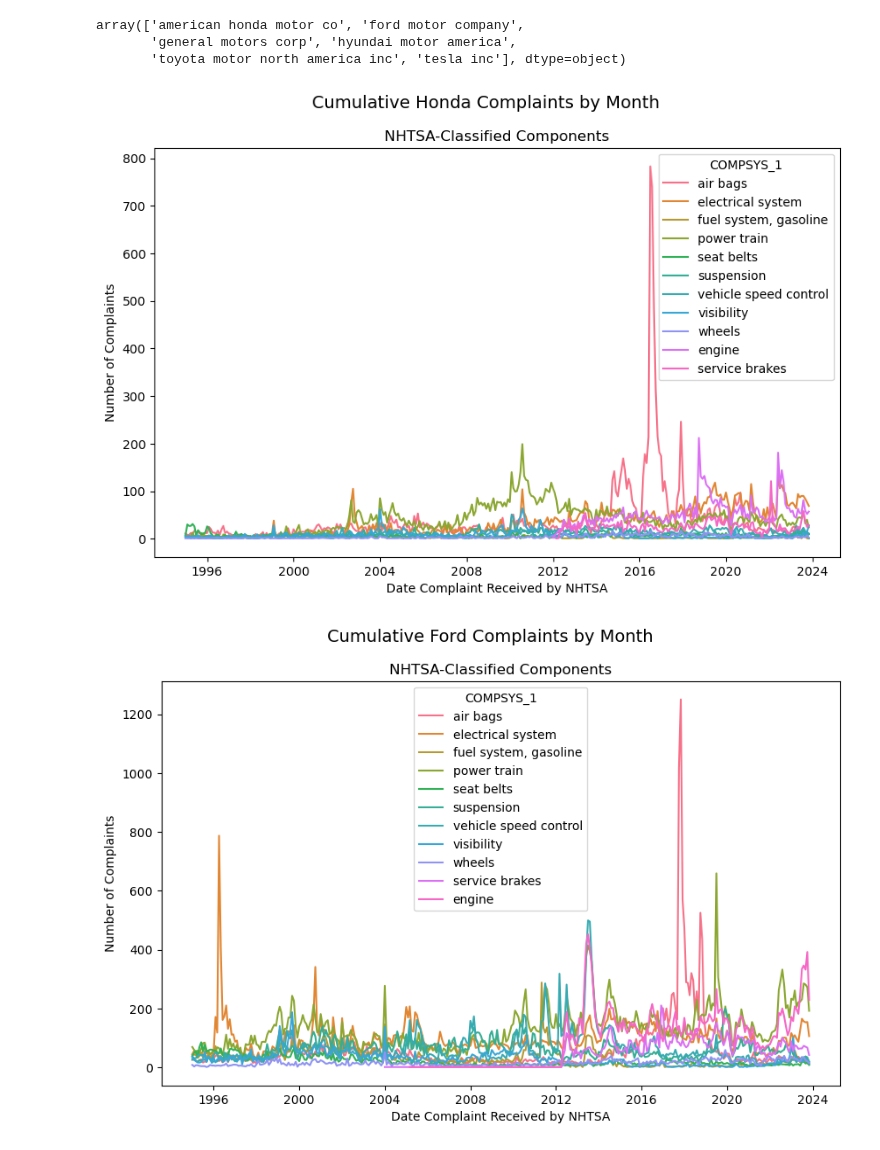
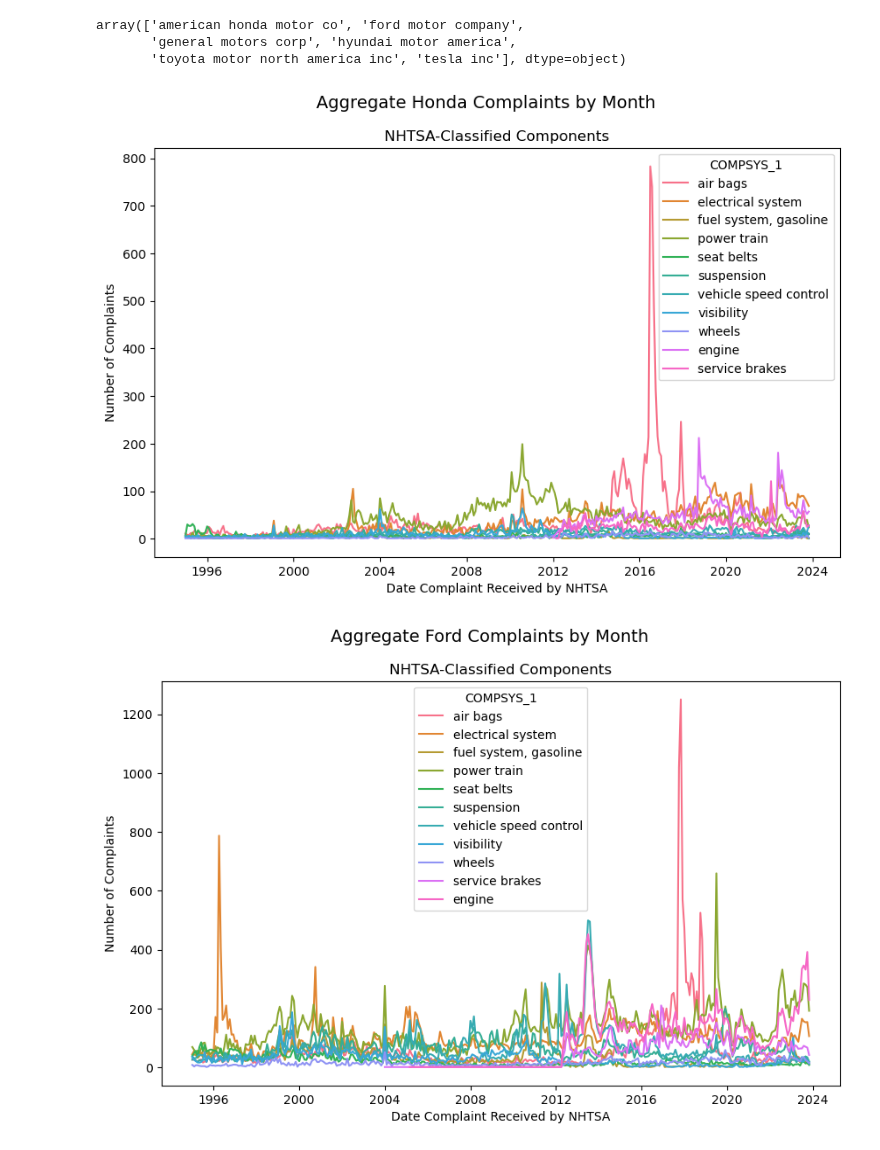
Before and after one commit to prithvidasgupta/si671, a Jupyter notebook: pm_parts_nb.ipynb, the cells around one changed output. Saved outputs shown, nothing was run; the diff lists cells and outputs as text; code cells hidden in the pictures.

```diff
--- a/pm_parts_nb.ipynb
+++ b/pm_parts_nb.ipynb
@@ -879,23 +880,23 @@ array(['american honda motor co', 'ford motor company',
 # %%
 plt.figure(figsize=(10, 6))
 sns.lineplot(x='LDATE', y='count', data=cmpl_m_mfr[cmpl_m_mfr["MFR_NAME"] == "american honda motor co"], hue="COMPSYS_1")
-plt.suptitle("Cumulative Honda Complaints by Month", fontsize=14)
+plt.suptitle("Aggregate Honda Complaints by Month", fontsize=14)
 plt.title("NHTSA-Classified Components")
 plt.xlabel("Date Complaint Received by NHTSA")
 plt.ylabel("Number of Complaints")
 plt.show()
 # %% [output]
-[figure, old version]
+[figure, new version]
 # %%
 plt.figure(figsize=(10, 6))
 sns.lineplot(x='LDATE', y='count', data=cmpl_m_mfr[cmpl_m_mfr["MFR_NAME"] == "ford motor company"], hue="COMPSYS_1")
-plt.suptitle("Cumulative Ford Complaints by Month", fontsize=14)
+plt.suptitle("Aggregate Ford Complaints by Month", fontsize=14)
 plt.title("NHTSA-Classified Components")
 plt.xlabel("Date Complaint Received by NHTSA")
 plt.ylabel("Number of Complaints")
 plt.show()
 # %% [output]
-[figure, old version]
+[figure, new version]
 # %%
 plt.figure(figsize=(10, 6))
 sns.lineplot(x='LDATE', y='count', data=cmpl_m_mfr[cmpl_m_mfr["MFR_NAME"] == "general motors corp"], hue="COMPSYS_1")
```
Also changed, not shown: parts of 21 cells of this notebook.
